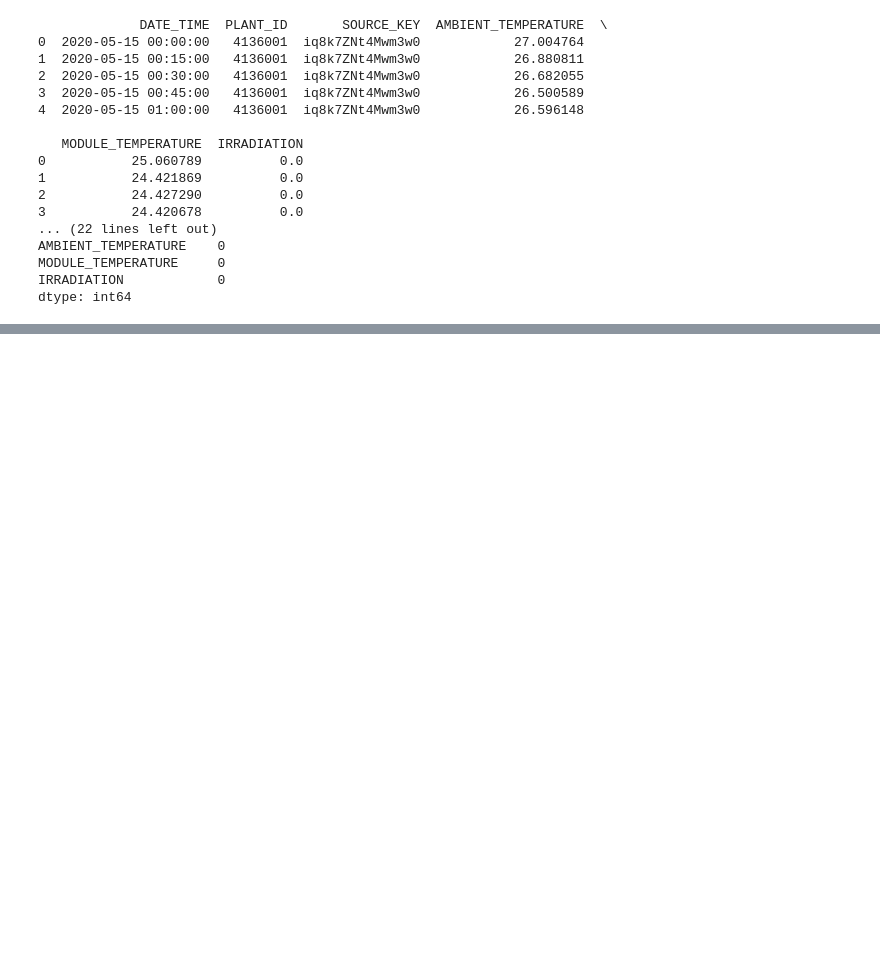
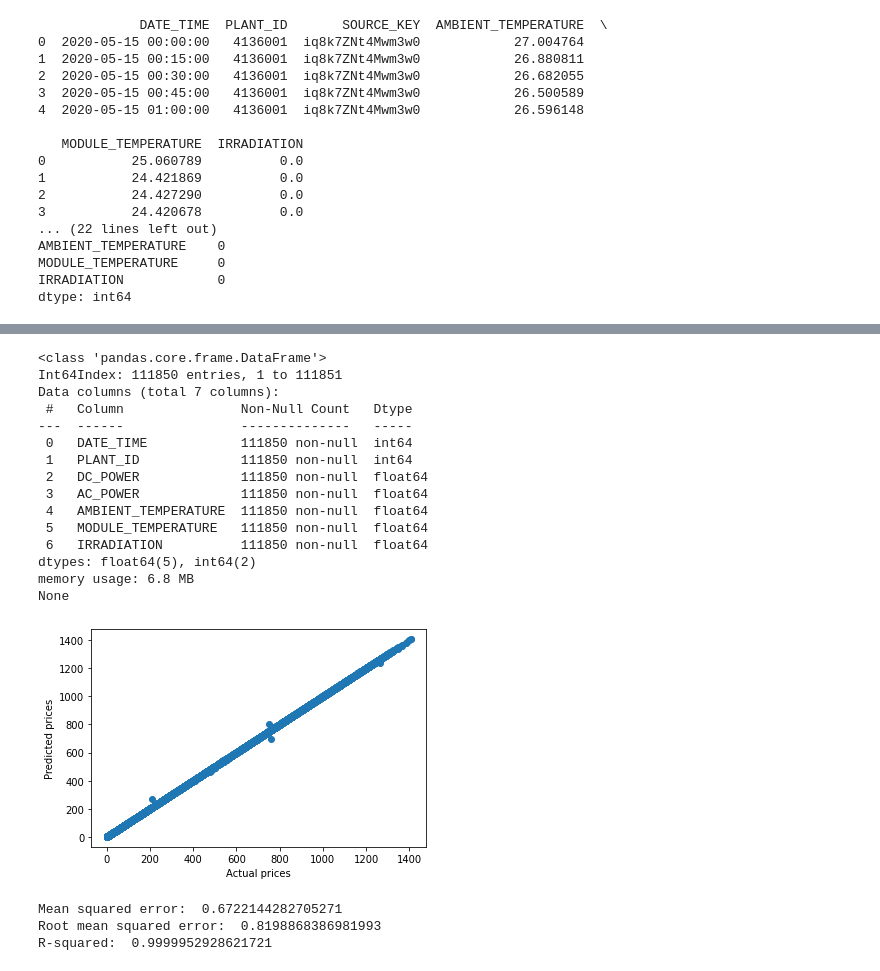
Before and after one commit to nimnathw/solar-power-generation, a Jupyter notebook: solar_power_generation.ipynb, the cells around one changed output, grey strips where cells are left out. Saved outputs shown, nothing was run; the diff lists cells and outputs as text; code cells hidden in the pictures; blank space fills up the shorter version.

```diff
--- a/solar_power_generation.ipynb
+++ b/solar_power_generation.ipynb
@@ -120,0 +313,4 @@ dtype: int64
+# %%
+# Set the index to Element and Time columns for the panel data
+panel_data = combined.set_index(['PLANT_ID', 'DATE_TIME'])
+panel_data.head()
@@ -120,0 +396,5 @@ dtype: int64
+# %%
+# Estimate the effects of each plant (comapred with the base plant)
+combined["TIME"] = pd.Categorical(combined.DATE_TIME)
+FE_ols = smf.ols(formula="AC_POWER ~	AMBIENT_TEMPERATURE +	MODULE_TEMPERATURE +	IRRADIATION + C(PLANT_ID)", data = combined).fit()
+print(FE_ols.summary())
@@ -120,0 +520,68 @@ dtype: int64
+# %%
+# Run the Random Forest Model
+from sklearn.ensemble import RandomForestRegressor
+from sklearn.model_selection import train_test_split
+from sklearn.metrics import mean_squared_error, r2_score
+
+# Convert the datetime column to integer format
+combined["DATE_TIME"] = pd.DatetimeIndex(combined["DATE_TIME"]).astype(np.int64)
+combined = combined.drop(["TIME"], axis=1)
+print(combined.info())
+
+# Run Random Forest Model
+# Create X features set and y outcome set
+X = combined.drop(["AC_POWER"], axis=1)
+y = combined["AC_POWER"]
+
+# Split the data into training and test sets
+X_train, X_test, y_train, y_test = train_test_split(X, y, test_size=0.2, random_state=0)
+
+# Split the training data into training and validation sets
+X_train, X_val, y_train, y_val = train_test_split(X_train, y_train, test_size=0.25, random_state=0)
+
+# Initiate Random Forest instance
+rfr = RandomForestRegressor()
+
+# Train model
+rfr.fit(X_train, y_train)
+
+# Predict target values for the validation set
+y_pred = rfr.predict(X_val)
+
+# Plot predicted values  against the actual values for the validation set
+plt.scatter(y_val, y_pred)
+plt.xlabel("Actual prices")
+plt.ylabel("Predicted prices")
+plt.show()
+
+# Calculate mean squared error
+mse = mean_squared_error(y_val, y_pred)
+print("Mean squared error: ", mse)
+
+# Calculate root mean squared error
+rmse = np.sqrt(mse)
+print("Root mean squared error: ", rmse)
+
+# Calculate R-squared score
+r2 = r2_score(y_val, y_pred)
+print("R-squared: ", r2)
+# %% [output]
+<class 'pandas.core.frame.DataFrame'>
+Int64Index: 111850 entries, 1 to 111851
+Data columns (total 7 columns):
+ #   Column               Non-Null Count   Dtype
+---  ------               --------------   -----
+ 0   DATE_TIME            111850 non-null  int64
+ 1   PLANT_ID             111850 non-null  int64
+ 2   DC_POWER             111850 non-null  float64
+ 3   AC_POWER             111850 non-null  float64
+ 4   AMBIENT_TEMPERATURE  111850 non-null  float64
+ 5   MODULE_TEMPERATURE   111850 non-null  float64
+ 6   IRRADIATION          111850 non-null  float64
+dtypes: float64(5), int64(2)
+memory usage: 6.8 MB
+None
+[figure, added]
+Mean squared error:  0.6722144282705271
+Root mean squared error:  0.8198868386981993
+R-squared:  0.9999952928621721
```
Also changed, not shown: parts of 23 cells of this notebook.
